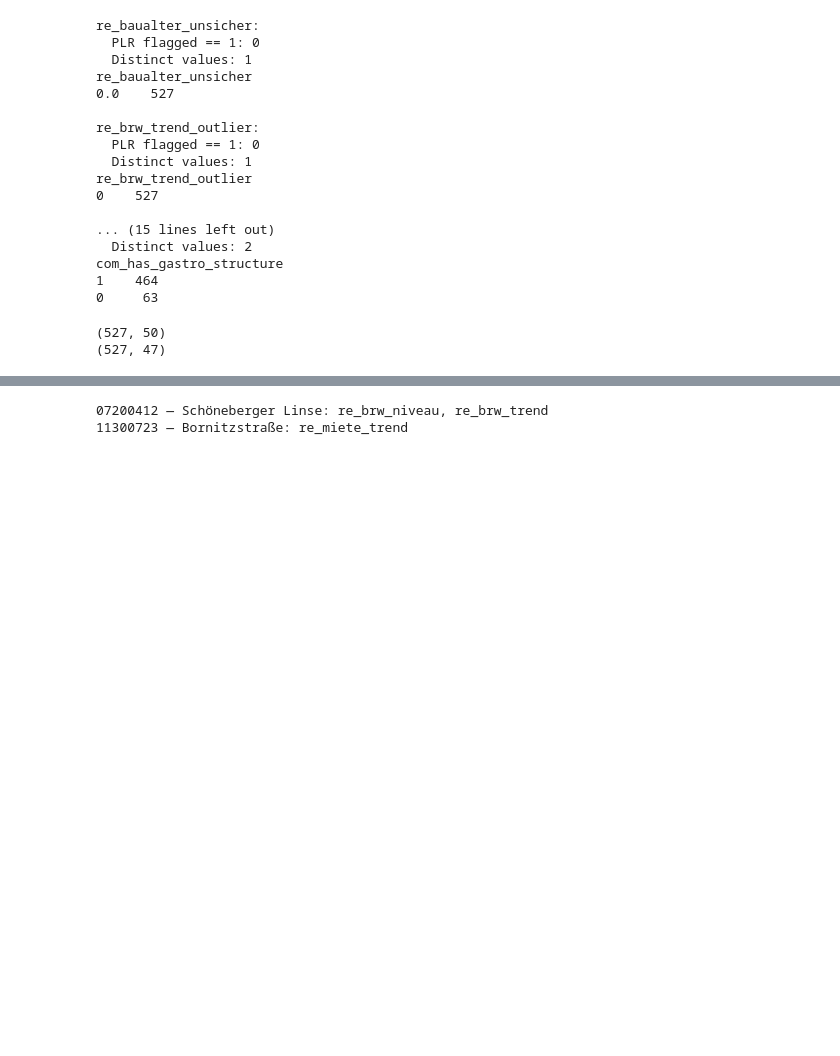
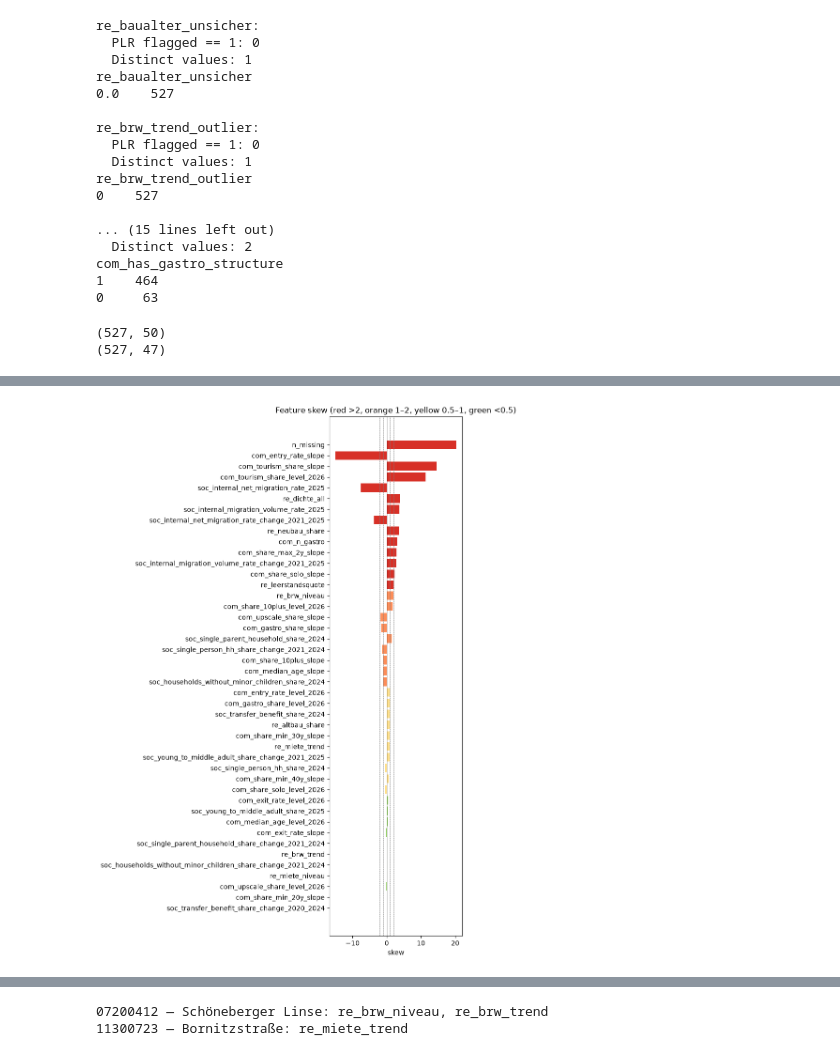
Before and after one commit to mshlg/capstone-kiezkeeper, a Jupyter notebook: notebooks/data_prep/dataprep.ipynb, the cells around one changed output, grey strips where cells are left out. Cells and saved outputs as stored; diff of their text form; code cells hidden in the pictures; blank space fills up the shorter version.

Commit message:
added skew and outlier exploration, final correlation matrix

```diff
--- a/notebooks/data_prep/dataprep.ipynb
+++ b/notebooks/data_prep/dataprep.ipynb
@@ -566,0 +569,29 @@ print(df_model.shape)
+# %%
+# skew per feature, sorted by magnitude
+
+#define id columns and feature columns
+id_cols = ["plr_id", "plr_name", "bez"]
+
+feat_cols = [c for c in df_model.columns if c not in id_cols]
+
+skew = df_model[feat_cols].skew().sort_values(key=abs, ascending=False)
+
+# severity band + whether the feature has negatives (matters for log vs yeo-johnson)
+def band(s):
+    a = abs(s)
+    if a < 0.5: return "≈ symmetric (<0.5)"
+    if a < 1:   return "mild (0.5–1)"
+    if a < 2:   return "strong (1–2)"
+    return "severe (>2)"
+
+overview = pd.DataFrame({
+    "skew": skew.round(2),
+    "band": skew.map(band),
+    "has_negatives": [df_model[c].min() < 0 for c in skew.index],
+})
+
+print(overview.to_string())
+print("\nSummary:")
+print(overview["band"].value_counts()
+      .reindex(["severe (>2)", "strong (1–2)", "mild (0.5–1)", "≈ symmetric (<0.5)"]).to_string())
+print(f"\nFeatures with negatives: {overview['has_negatives'].sum()} of {len(feat_cols)}")
@@ -566,0 +616,15 @@ print(df_model.shape)
+# %%
+fig, ax = plt.subplots(figsize=(8, 12))
+colors = skew.map(lambda s: "#d73027" if abs(s) > 2 else
+                            "#fc8d59" if abs(s) > 1 else
+                            "#fee08b" if abs(s) > 0.5 else "#91cf60")
+ax.barh(skew.index[::-1], skew.values[::-1], color=colors.values[::-1])
+ax.axvline(0, color="black", linewidth=0.6)
+for x in (-2, -1, 1, 2):
+    ax.axvline(x, color="grey", linewidth=0.5, linestyle="--")
+ax.set_xlabel("skew")
+ax.set_title("Feature skew (red >2, orange 1–2, yellow 0.5–1, green <0.5)")
+plt.tight_layout()
+plt.show()
+# %% [output]
+[figure, added]
```
Also changed, not shown: parts of 38 cells of this notebook.
